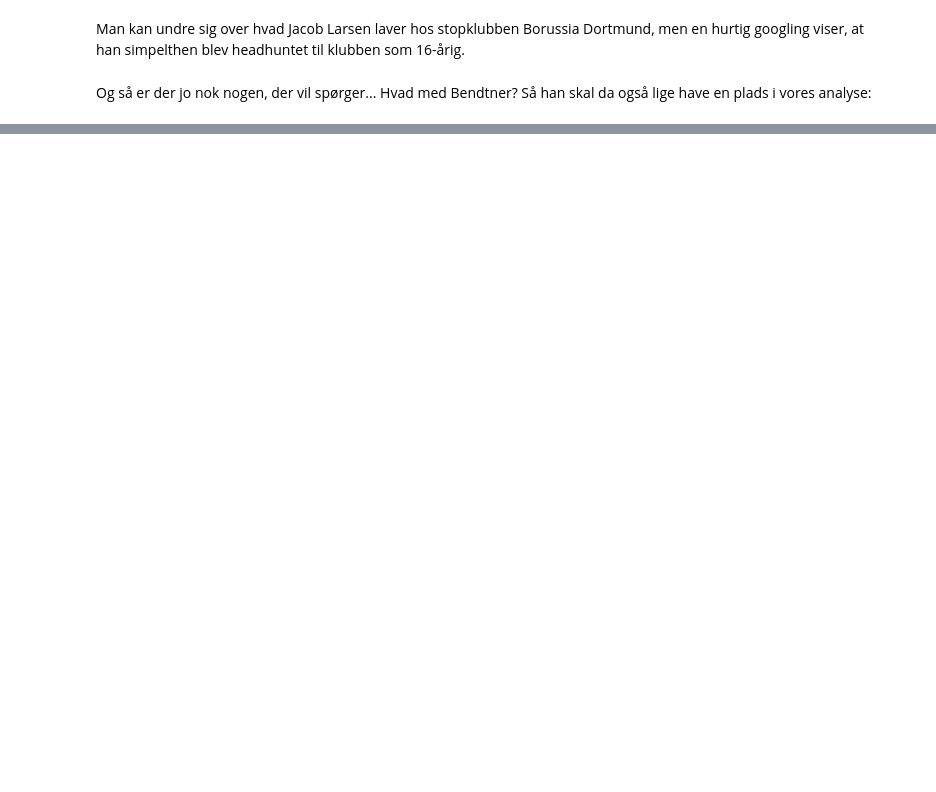
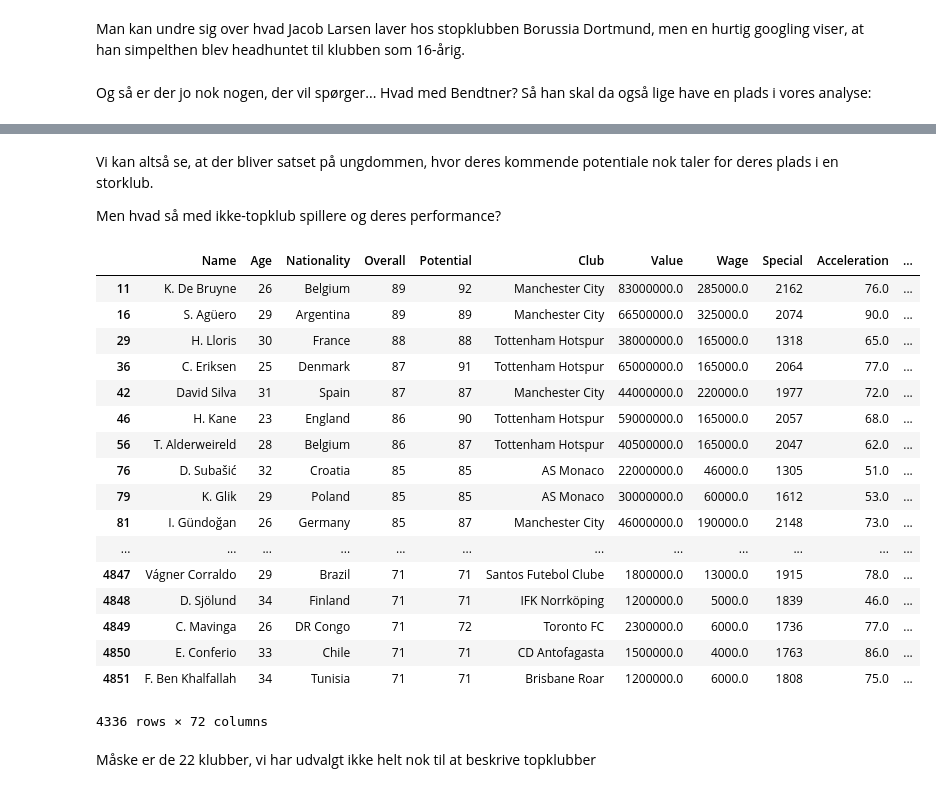
Before and after one commit to mssalvador/Fifa2018, a Jupyter notebook: New Supervised.ipynb, the cells around one changed output, grey strips where cells are left out. Drawn from its saved outputs; the diff is of its cells as text; code cells hidden in the pictures; blank space fills up the shorter version.

```diff
--- a/New Supervised.ipynb
+++ b/New Supervised.ipynb
@@ -367,0 +366,28 @@ plt.show()
+# %% [markdown]
+Vi kan altså se, at der bliver satset på ungdommen, hvor deres kommende potentiale nok taler for deres plads i en storklub.<br>
+
+Men hvad så med ikke-topklub spillere og deres performance?
+# %%
+bund_df = df[~df.Club.isin(top_clubs)]
+bund_df[bund_df.Overall > 70]
+# %% [output]
+|  | Name | Age | Nationality | Overall | Potential | Club | Value | Wage | Special | Acceleration | ... |
+| 11 | K. De Bruyne | 26 | Belgium | 89 | 92 | Manchester City | 83000000.0 | 285000.0 | 2162 | 76.0 | ... |
+| 16 | S. Agüero | 29 | Argentina | 89 | 89 | Manchester City | 66500000.0 | 325000.0 | 2074 | 90.0 | ... |
+| 29 | H. Lloris | 30 | France | 88 | 88 | Tottenham Hotspur | 38000000.0 | 165000.0 | 1318 | 65.0 | ... |
+| 36 | C. Eriksen | 25 | Denmark | 87 | 91 | Tottenham Hotspur | 65000000.0 | 165000.0 | 2064 | 77.0 | ... |
+| 42 | David Silva | 31 | Spain | 87 | 87 | Manchester City | 44000000.0 | 220000.0 | 1977 | 72.0 | ... |
+| 46 | H. Kane | 23 | England | 86 | 90 | Tottenham Hotspur | 59000000.0 | 165000.0 | 2057 | 68.0 | ... |
+| 56 | T. Alderweireld | 28 | Belgium | 86 | 87 | Tottenham Hotspur | 40500000.0 | 165000.0 | 2047 | 62.0 | ... |
+| 76 | D. Subašić | 32 | Croatia | 85 | 85 | AS Monaco | 22000000.0 | 46000.0 | 1305 | 51.0 | ... |
+| 79 | K. Glik | 29 | Poland | 85 | 85 | AS Monaco | 30000000.0 | 60000.0 | 1612 | 53.0 | ... |
+| 81 | I. Gündoğan | 26 | Germany | 85 | 87 | Manchester City | 46000000.0 | 190000.0 | 2148 | 73.0 | ... |
+| ... | ... | ... | ... | ... | ... | ... | ... | ... | ... | ... | ... |
+| 4847 | Vágner Corraldo | 29 | Brazil | 71 | 71 | Santos Futebol Clube | 1800000.0 | 13000.0 | 1915 | 78.0 | ... |
+| 4848 | D. Sjölund | 34 | Finland | 71 | 71 | IFK Norrköping | 1200000.0 | 5000.0 | 1839 | 46.0 | ... |
+| 4849 | C. Mavinga | 26 | DR Congo | 71 | 72 | Toronto FC | 2300000.0 | 6000.0 | 1736 | 77.0 | ... |
+| 4850 | E. Conferio | 33 | Chile | 71 | 71 | CD Antofagasta | 1500000.0 | 4000.0 | 1763 | 86.0 | ... |
+| 4851 | F. Ben Khalfallah | 34 | Tunisia | 71 | 71 | Brisbane Roar | 1200000.0 | 6000.0 | 1808 | 75.0 | ... |
+4336 rows × 72 columns
+# %% [markdown]
+Måske er de 22 klubber, vi har udvalgt ikke helt nok til at beskrive topklubber
```
Also changed, not shown: parts of 36 cells of this notebook.
